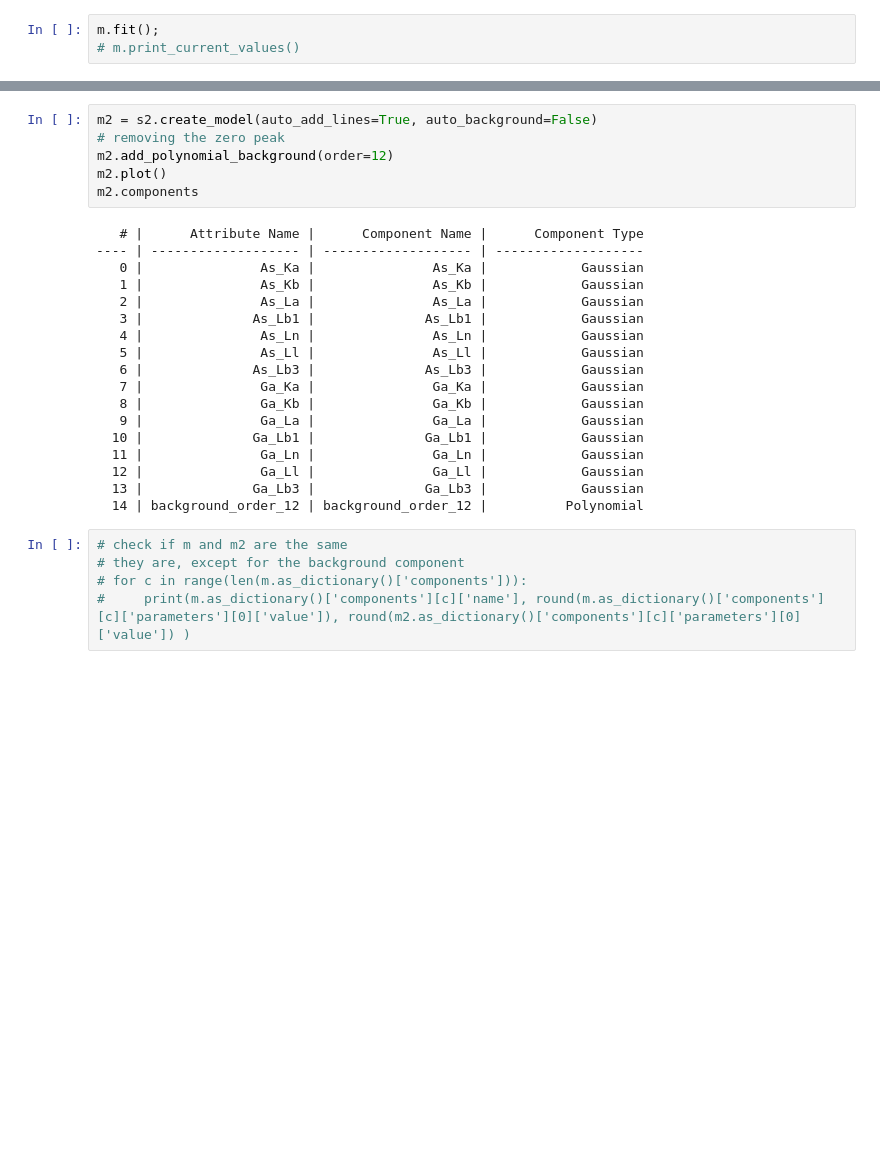
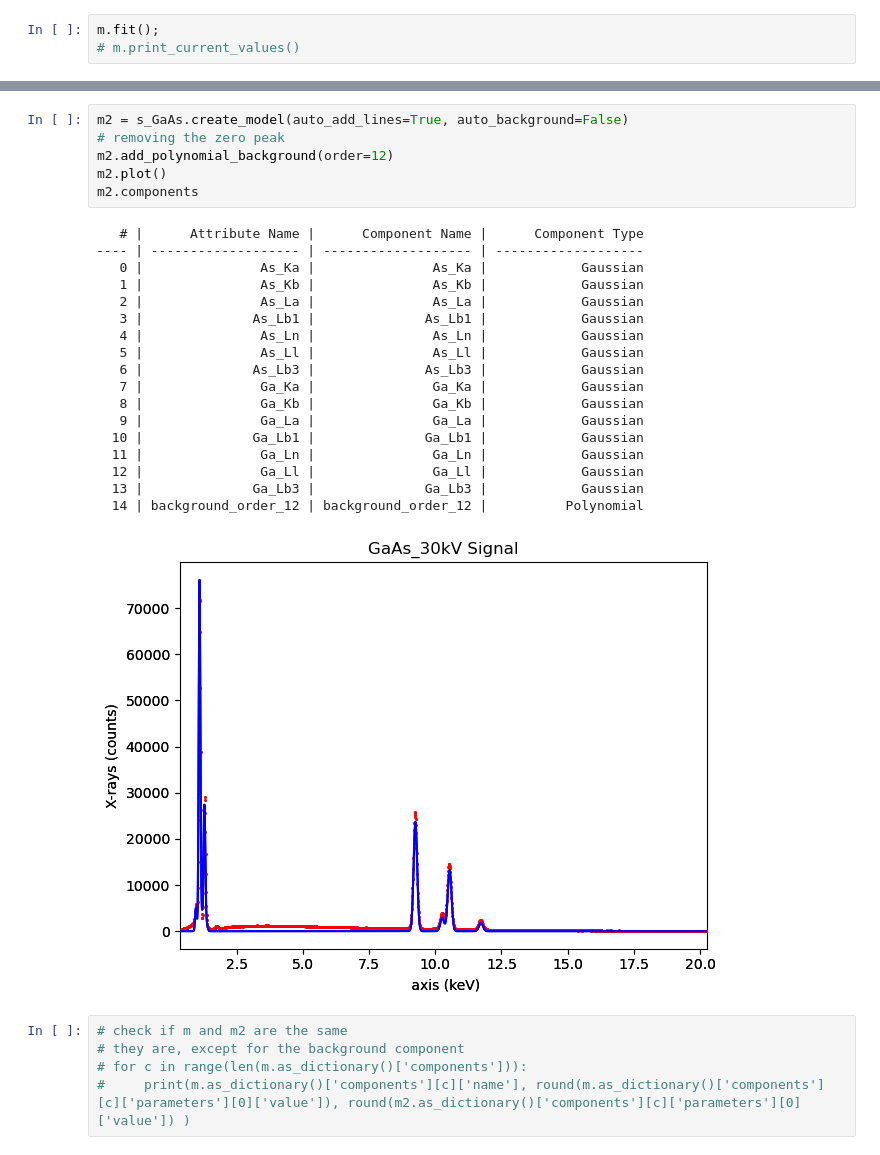
Before and after one commit to brynjarmorka/eds-analysis, a Jupyter notebook: src/week14_hspy_quant.ipynb, the cells around one changed output, grey strips where cells are left out. Cells and saved outputs as stored; diff of their text form; blank space fills up the shorter version.

```diff
--- a/src/week14_hspy_quant.ipynb
+++ b/src/week14_hspy_quant.ipynb
@@ -119,27 +132,28 @@ s2.plot()
 # %%
-m2 = s2.create_model(auto_add_lines=True, auto_background=False)
+m2 = s_GaAs.create_model(auto_add_lines=True, auto_background=False)
 # removing the zero peak
 m2.add_polynomial_background(order=12)
 m2.plot()
 m2.components
 # %% [output]
    # |      Attribute Name |      Component Name |      Component Type
 ---- | ------------------- | ------------------- | -------------------
    0 |               As_Ka |               As_Ka |            Gaussian
    1 |               As_Kb |               As_Kb |            Gaussian
    2 |               As_La |               As_La |            Gaussian
    3 |              As_Lb1 |              As_Lb1 |            Gaussian
    4 |               As_Ln |               As_Ln |            Gaussian
    5 |               As_Ll |               As_Ll |            Gaussian
    6 |              As_Lb3 |              As_Lb3 |            Gaussian
    7 |               Ga_Ka |               Ga_Ka |            Gaussian
    8 |               Ga_Kb |               Ga_Kb |            Gaussian
    9 |               Ga_La |               Ga_La |            Gaussian
   10 |              Ga_Lb1 |              Ga_Lb1 |            Gaussian
   11 |               Ga_Ln |               Ga_Ln |            Gaussian
   12 |               Ga_Ll |               Ga_Ll |            Gaussian
   13 |              Ga_Lb3 |              Ga_Lb3 |            Gaussian
   14 | background_order_12 | background_order_12 |          Polynomial
+[figure, added]
 # %%
 # check if m and m2 are the same
 # they are, except for the background component
```
Also changed, not shown: parts of 28 cells of this notebook, 3 other files.
